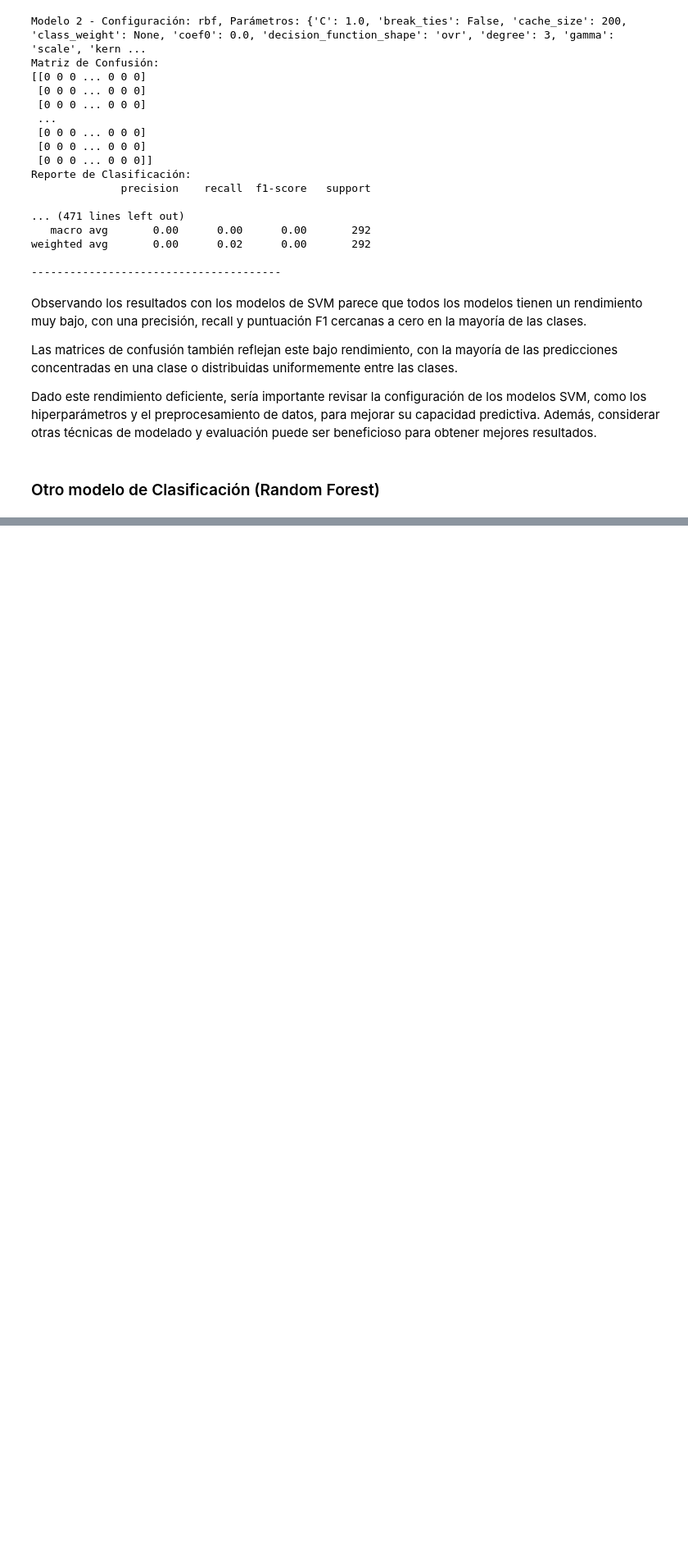
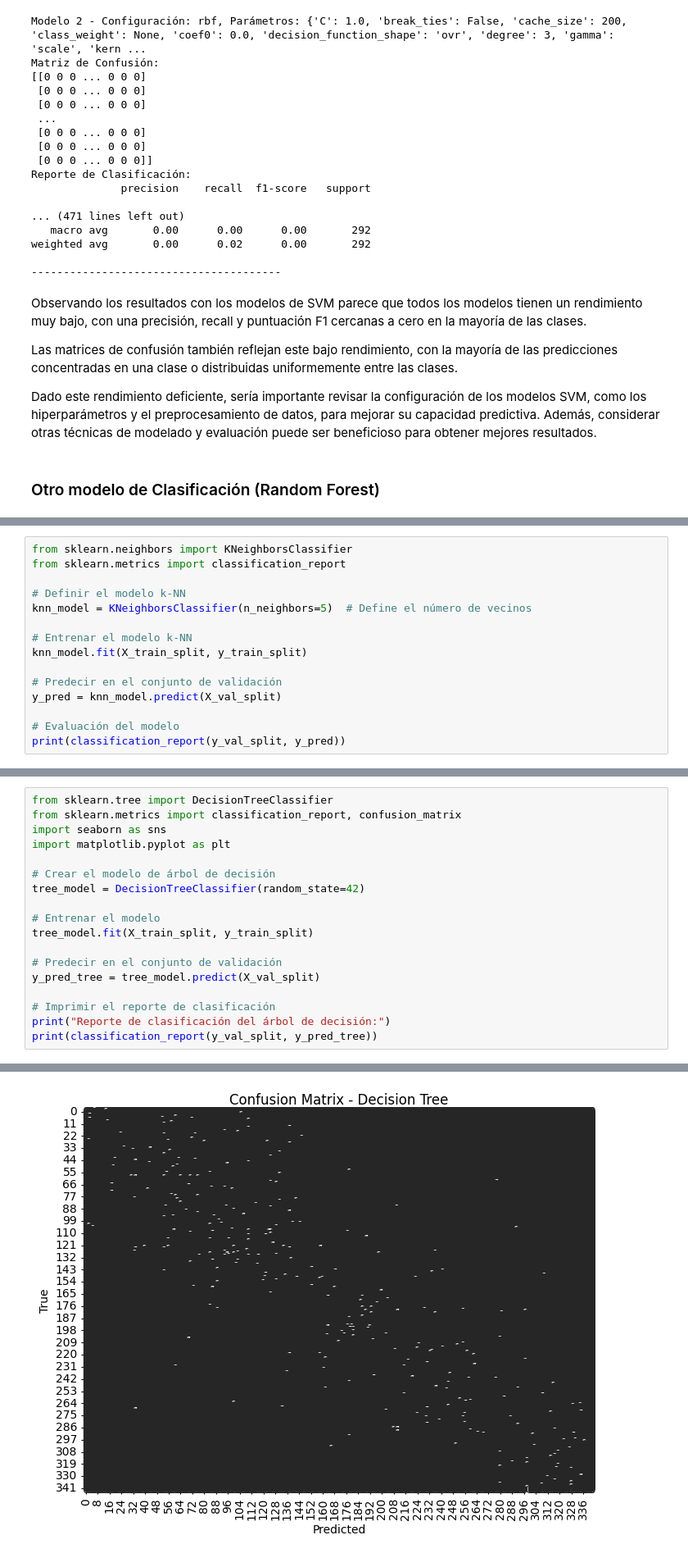
Before and after one commit to mariaRam2003/HDT7_Mineria, a Jupyter notebook: HDT7.ipynb, the cells around one changed output, grey strips where cells are left out. Shown at 82% size. Cells and saved outputs as stored; diff of their text form; blank space fills up the shorter version.

Commit message:
Otros modelos de clasificaion

```diff
--- a/HDT7.ipynb
+++ b/HDT7.ipynb
@@ -521,0 +595,15 @@ Dado este rendimiento deficiente, sería importante revisar la configuración de
+# %%
+from sklearn.neighbors import KNeighborsClassifier
+from sklearn.metrics import classification_report
+
+# Definir el modelo k-NN
+knn_model = KNeighborsClassifier(n_neighbors=5)  # Define el número de vecinos
+
+# Entrenar el modelo k-NN
+knn_model.fit(X_train_split, y_train_split)
+
+# Predecir en el conjunto de validación
+y_pred = knn_model.predict(X_val_split)
+
+# Evaluación del modelo
+print(classification_report(y_val_split, y_pred))
@@ -521,0 +630,19 @@ Dado este rendimiento deficiente, sería importante revisar la configuración de
+# %%
+from sklearn.tree import DecisionTreeClassifier
+from sklearn.metrics import classification_report, confusion_matrix
+import seaborn as sns
+import matplotlib.pyplot as plt
+
+# Crear el modelo de árbol de decisión
+tree_model = DecisionTreeClassifier(random_state=42)
+
+# Entrenar el modelo
+tree_model.fit(X_train_split, y_train_split)
+
+# Predecir en el conjunto de validación
+y_pred_tree = tree_model.predict(X_val_split)
+
+# Imprimir el reporte de clasificación
+print("Reporte de clasificación del árbol de decisión:")
+print(classification_report(y_val_split, y_pred_tree))
+# %% [output]
@@ -521,0 +666 @@ Dado este rendimiento deficiente, sería importante revisar la configuración de
+[figure, added]
```
Also changed, not shown: parts of 6 cells of this notebook.
